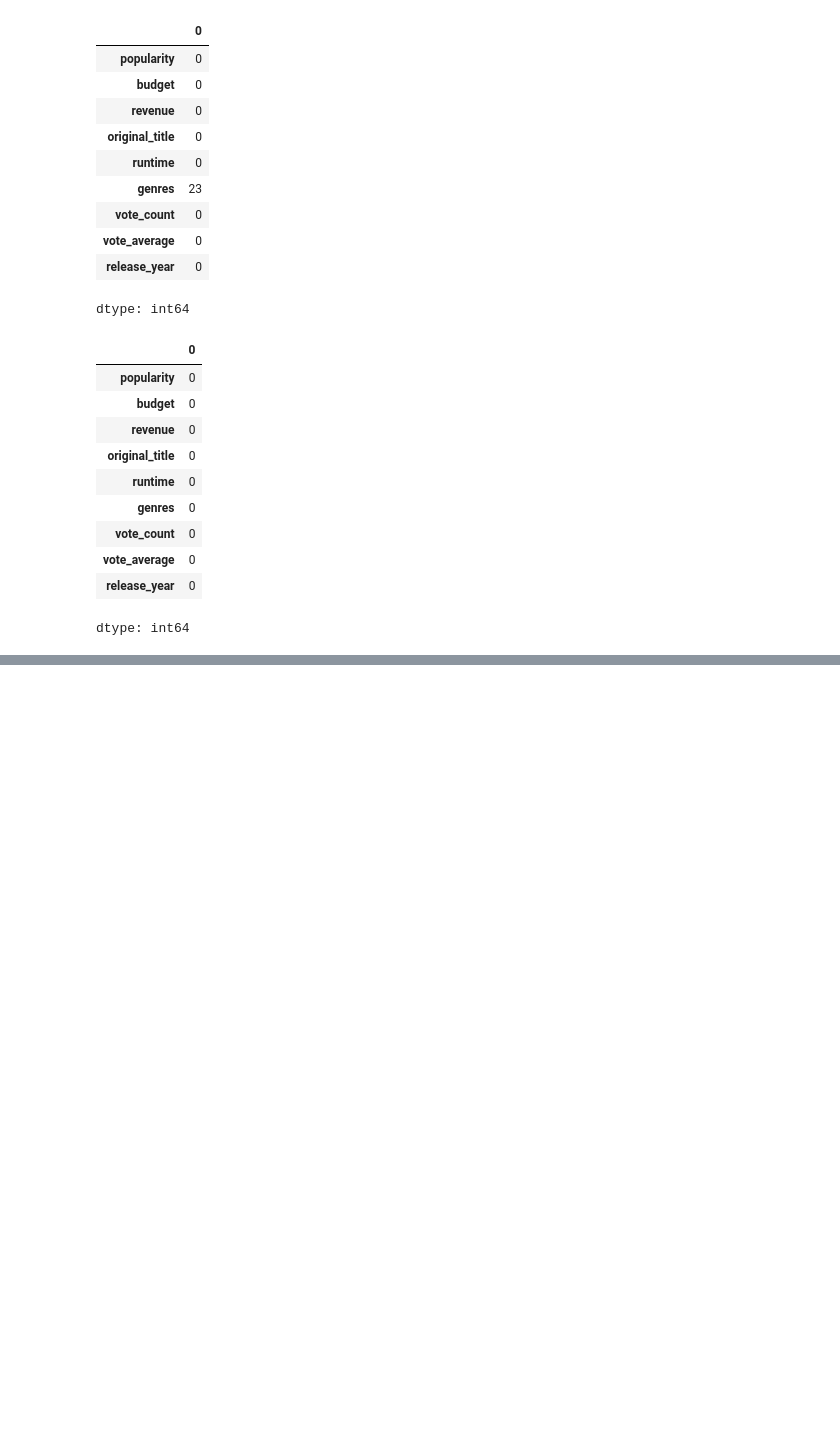
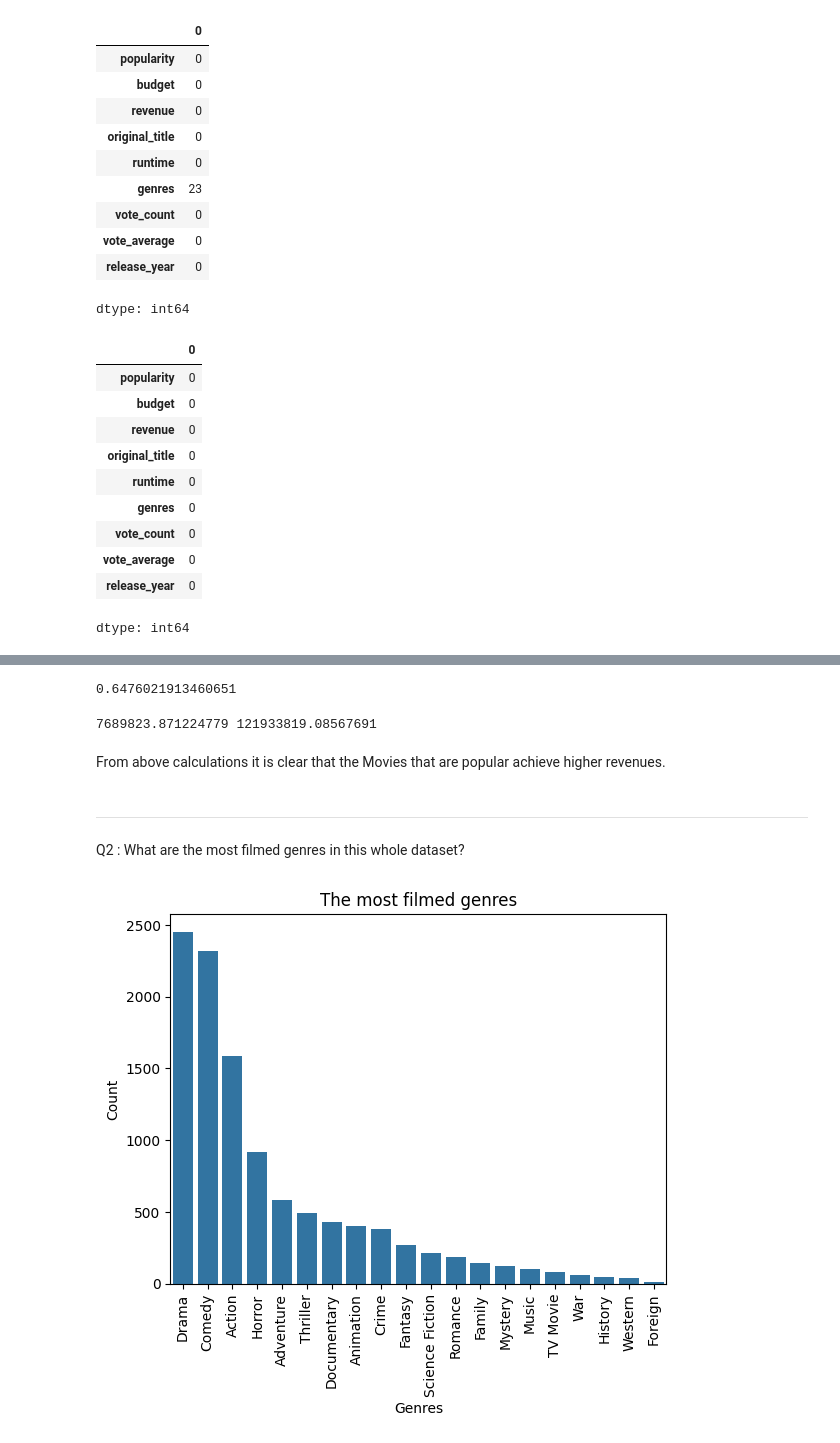
Before and after one commit to rizz045/EDA-on-TMDB-Movie-Dataset, a Jupyter notebook: EDA_on_TMDB_Movie_Dataset.ipynb, the cells around one changed output, grey strips where cells are left out. Cells and saved outputs as stored; diff of their text form; code cells hidden in the pictures; blank space fills up the shorter version.

```diff
--- a/EDA_on_TMDB_Movie_Dataset.ipynb
+++ b/EDA_on_TMDB_Movie_Dataset.ipynb
@@ -203 +201,4 @@ Working on genre column
 Removing '|' and just retaining the first genre.
+# %%
+df['genres'] = df['genres'].apply(lambda x:x.split('|')[0])
+df.head()
@@ -203,0 +214,3 @@ Removing '|' and just retaining the first genre.
+# %%
+df['profit'] = df.revenue - df.budget
+df.head()
@@ -203,0 +241,3 @@ Removing '|' and just retaining the first genre.
+# %%
+df.dropna(inplace=True)
+df.isnull().sum()
@@ -203,0 +266,3 @@ Removing '|' and just retaining the first genre.
+# %%
+df.dropna(inplace=True)
+df.isnull().sum()
@@ -203,0 +317,4 @@ Removing '|' and just retaining the first genre.
+# %%
+df['popularity'].mean()
+# %% [output]
+0.6476021913460651
@@ -204 +324,24 @@ Removing '|' and just retaining the first genre.
+# %%
+print(less_popular.revenue.mean(), more_popular.revenue.mean())
+# %% [output]
+7689823.871224779 121933819.08567691
+# %% [markdown]
+From above calculations it is clear that the Movies that are popular achieve higher revenues.
+# %% [markdown]
+
+
+---
+
+
+Q2 : What are the most filmed genres in this whole dataset?
+# %%
+# sns.countplot(data=df,x=df['genres'])
+sns.countplot(data=df, x='genres', order=df['genres'].value_counts().index)
+plt.xticks(rotation=90)
+plt.title("The most filmed genres")
+plt.xlabel("Genres")
+plt.ylabel("Count")
+plt.show()
+# %% [output]
+[figure, added]
 # %%
```
Also changed, not shown: parts of 24 cells of this notebook.
